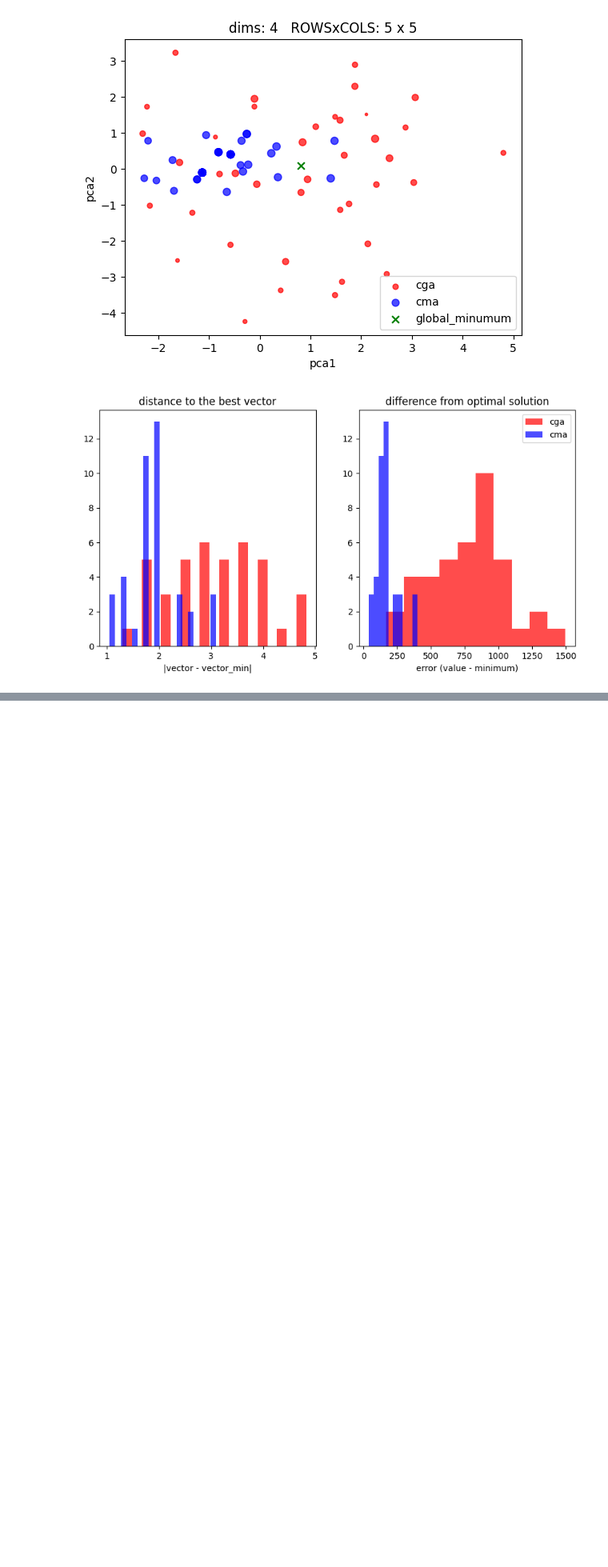
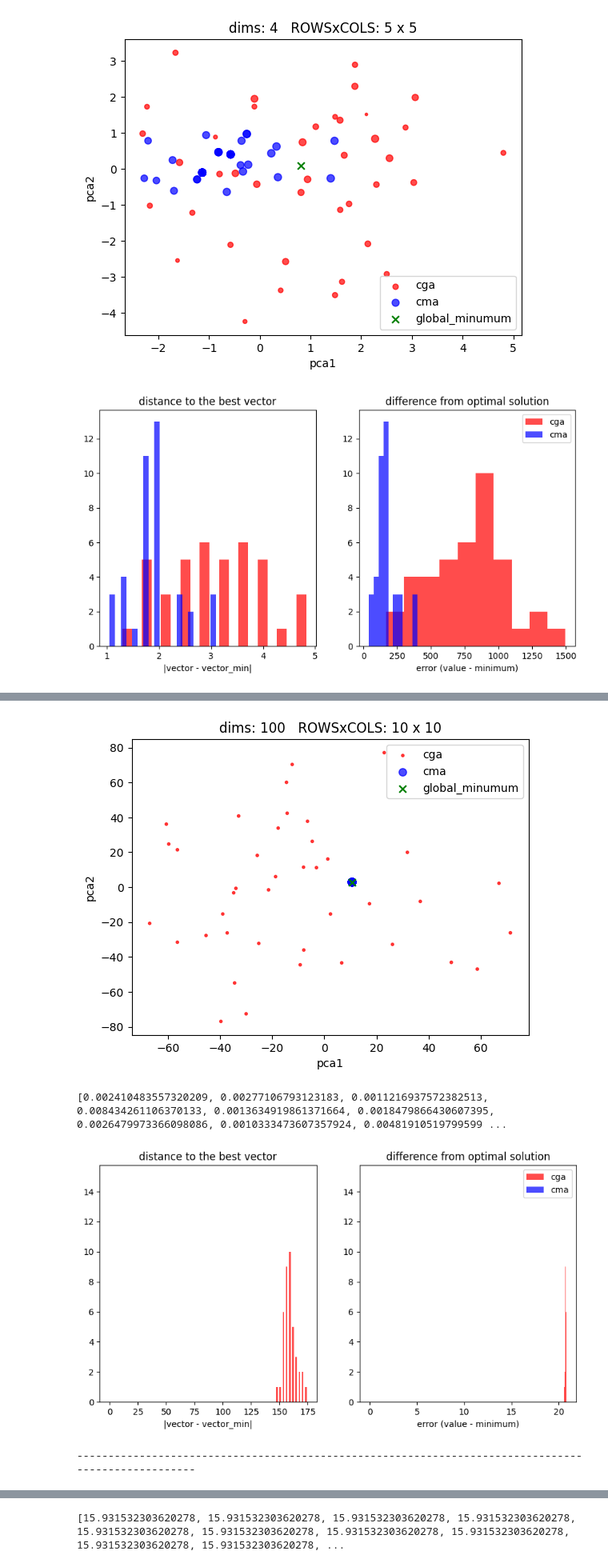
Before and after one commit to wniec/pycellga, a Jupyter notebook: notebooks/comparison.ipynb, the cells around one changed output, grey strips where cells are left out. Shown at 80% size. Cells and saved outputs as stored; diff of their text form; code cells hidden in the pictures; blank space fills up the shorter version.

```diff
--- a/notebooks/comparison.ipynb
+++ b/notebooks/comparison.ipynb
@@ -235,0 +195,21 @@ test_parameters([parameters, parameters2, parameters3, parameters4], repetitions
+# %%
+#CMAE AND PSO Ackley
+boundaries = 32.768
+parameters = {
+    'dims' : 100,
+    'n_generations' : 100,
+    'n_rows' : 10,
+    'n_cols' : 10,
+    "boundaries": boundaries,
+    'offset' : np.random.rand() * np.random.randint(1, boundaries) * (-1) ** np.random.randint(0, 2)
+}
+test_parameters([parameters],problem_type=GraphAckleyProblem, solver_type="cma", repetitions=40)
+print("--"*50)
+test_parameters([parameters],problem_type=GraphAckleyProblem, solver_type="pso", repetitions=40)
+# print("--"*50)
+# test_parameters([parameters],problem_type=GraphAckleyProblem, solver_type="de", repetitions=40)
+# %% [output]
+[figure, added]
+[0.002410483557320209, 0.00277106793123183, 0.0011216937572382513, 0.008434261106370133, 0.0013634919861371664, 0.0018479866430607395, 0.0026479973366098086, 0.0010333473607357924, 0.00481910519799599 ...
+[figure, added]
+----------------------------------------------------------------------------------------------------
@@ -235,0 +234 @@ test_parameters([parameters, parameters2, parameters3, parameters4], repetitions
+[15.931532303620278, 15.931532303620278, 15.931532303620278, 15.931532303620278, 15.931532303620278, 15.931532303620278, 15.931532303620278, 15.931532303620278, 15.931532303620278, 15.931532303620278, ...
```
Also changed, not shown: parts of 18 cells of this notebook, 6 other files.
